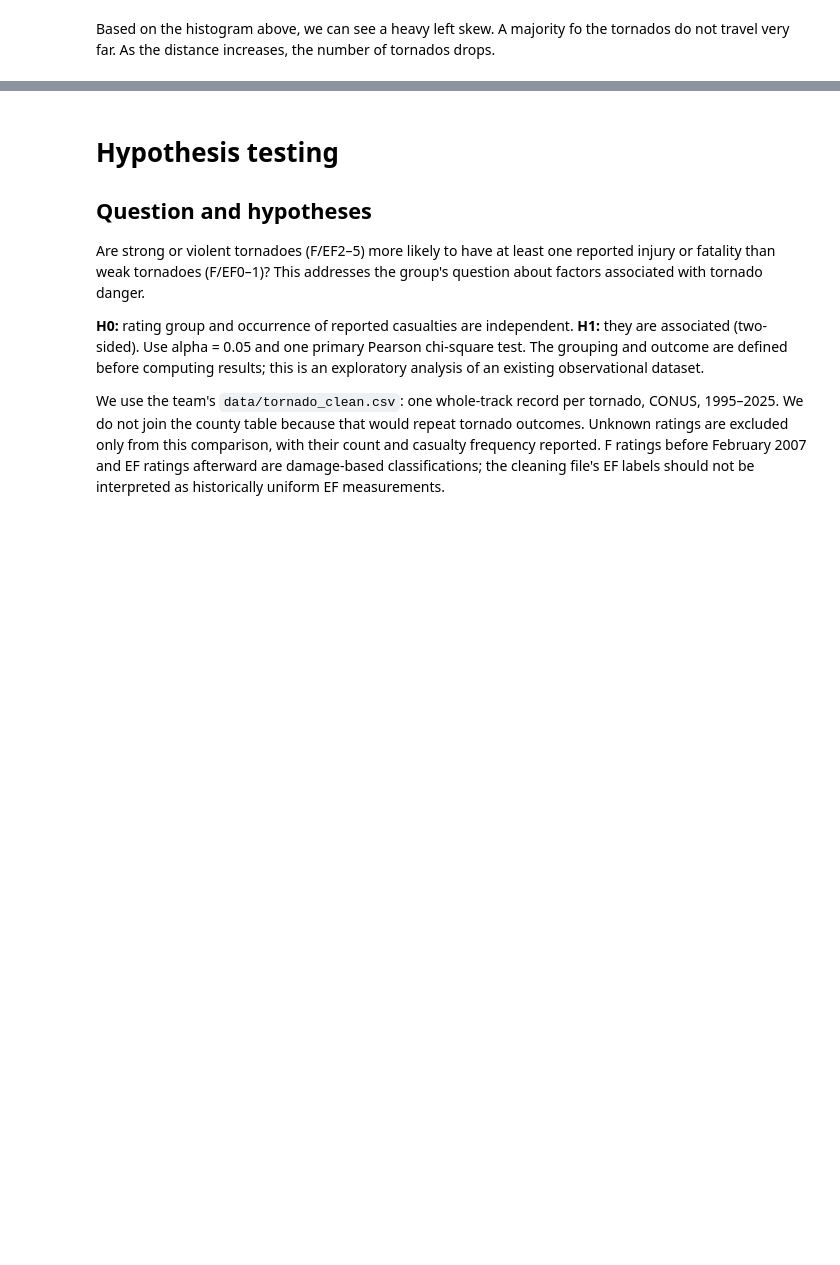
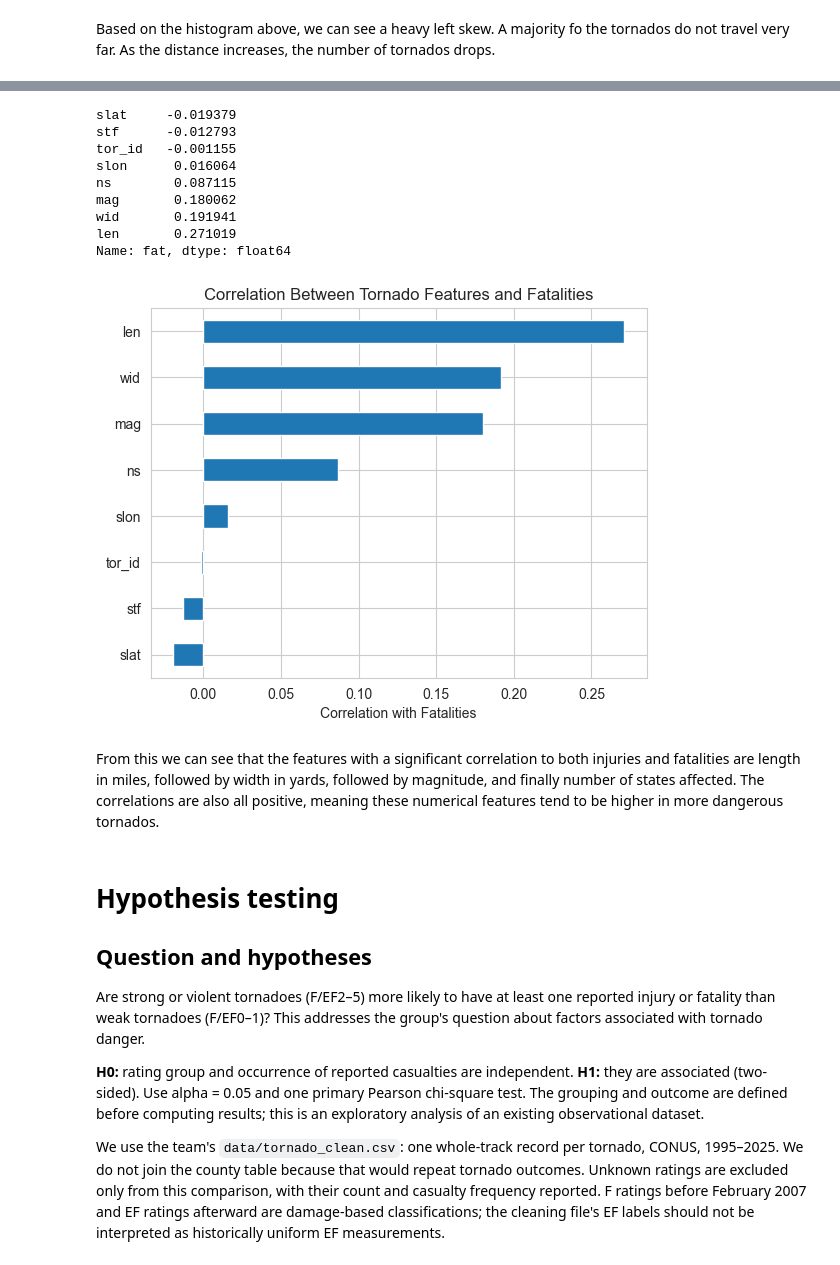
Before and after one commit to hbingley/DangerousTornadoes, a Jupyter notebook: Project_Checkpoint_2.ipynb, the cells around one changed output, grey strips where cells are left out. Cells and saved outputs as stored; diff of their text form; code cells hidden in the pictures; blank space fills up the shorter version.

```diff
--- a/Project_Checkpoint_2.ipynb
+++ b/Project_Checkpoint_2.ipynb
@@ -795,3 +823,29 @@ Based on the histogram above, we can see a heavy left skew. A majority fo the to
+# %%
+# Calculate correlations with tornado fatalities
+fatality_correlations = tornados_df.select_dtypes(include='number').corr()['fat'].drop('fat').drop('inj')
+fatality_correlations = fatality_correlations.sort_values()
+
+display(fatality_correlations)
+
+# Visualize fatality correlations
+fatality_correlations.plot(kind='barh')
+plt.xlabel("Correlation with Fatalities")
+plt.title("Correlation Between Tornado Features and Fatalities")
+plt.show()
+# %% [output]
+slat     -0.019379
+stf      -0.012793
+tor_id   -0.001155
+slon      0.016064
+ns        0.087115
+mag       0.180062
+wid       0.191941
+len       0.271019
+Name: fat, dtype: float64
+[figure, added]
+# %% [markdown]
+From this we can see that the features with a significant correlation to both injuries and fatalities are length in miles, followed by width in yards, followed by magnitude, and finally number of states affected.
+The correlations are also all positive, meaning these numerical features tend to be higher in more dangerous tornados.
 # %% [markdown]
 # Hypothesis testing
 
```
Also changed, not shown: parts of 13 cells of this notebook.
